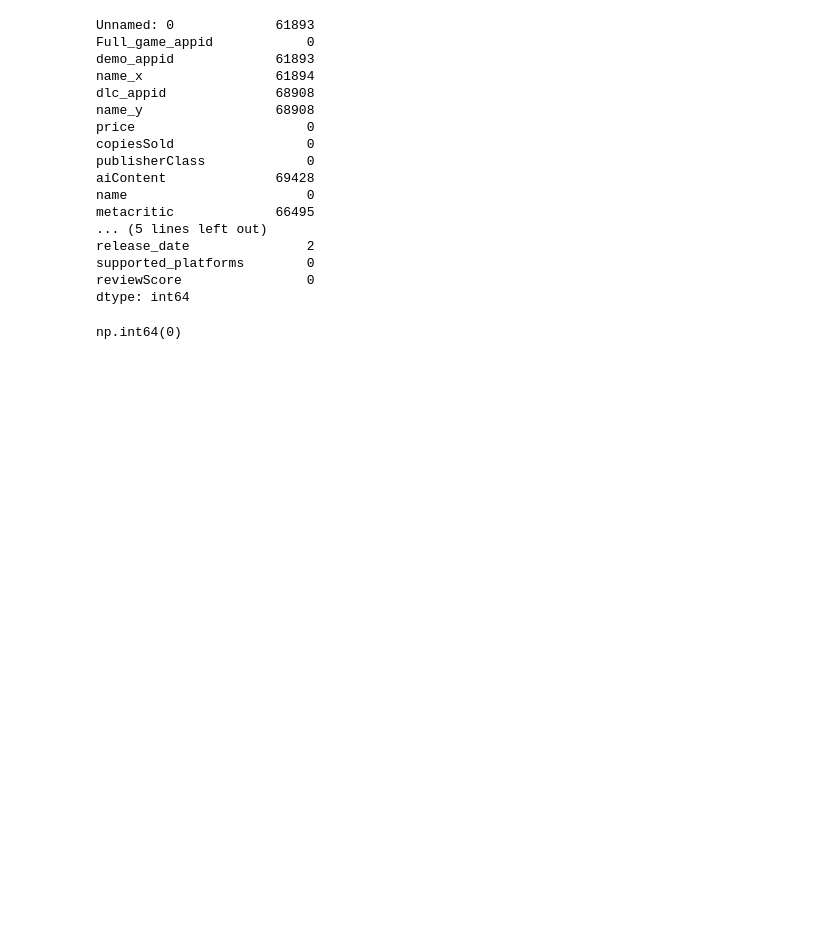
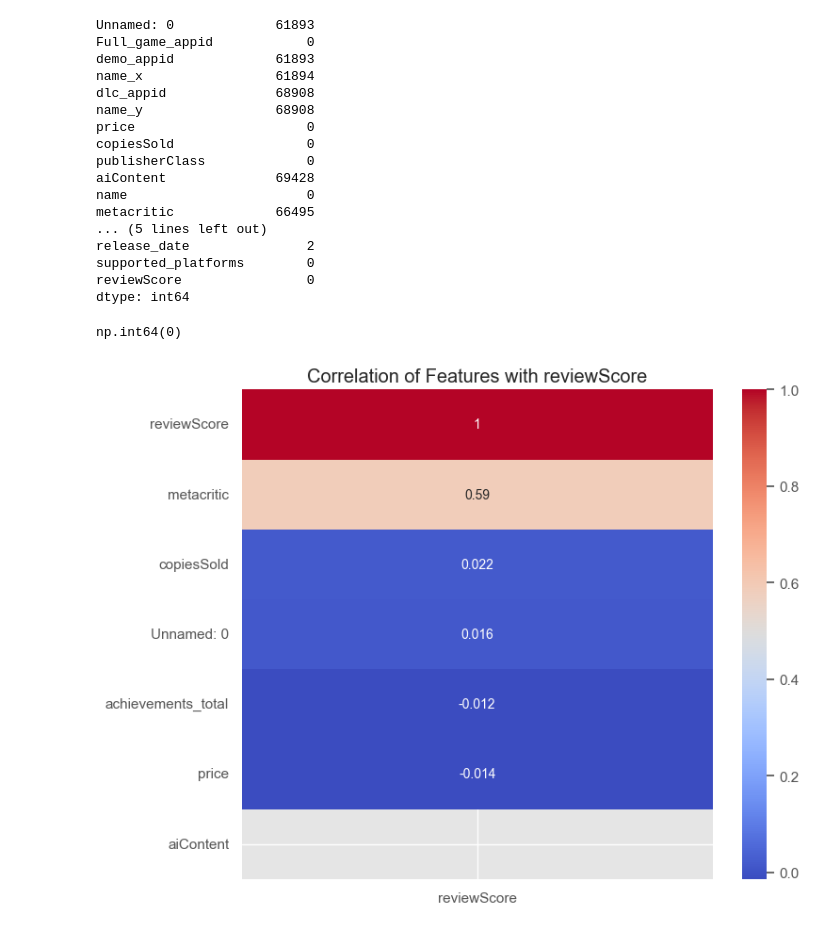
Before and after one commit to ahany42/SteamGamesPredictions, a Jupyter notebook: data/preprocessing.ipynb, the cells around one changed output. Cells and saved outputs as stored; diff of their text form; code cells hidden in the pictures; blank space fills up the shorter version.

```diff
--- a/data/preprocessing.ipynb
+++ b/data/preprocessing.ipynb
@@ -91,0 +87,9 @@ print(df[(df < lower_bound) | (df > upper_bound)].sum())
+# %%
+plt.figure(figsize=(8, 6))
+correlation = numeric_df.corr()
+sns.heatmap(correlation[['reviewScore']].sort_values(by='reviewScore', ascending=False), annot=True, cmap='coolwarm')
+plt.title('Correlation of Features with reviewScore')
+plt.tight_layout()
+plt.show()
+# %% [output]
+[figure, added]
```
Also changed, not shown: parts of 15 cells of this notebook.
